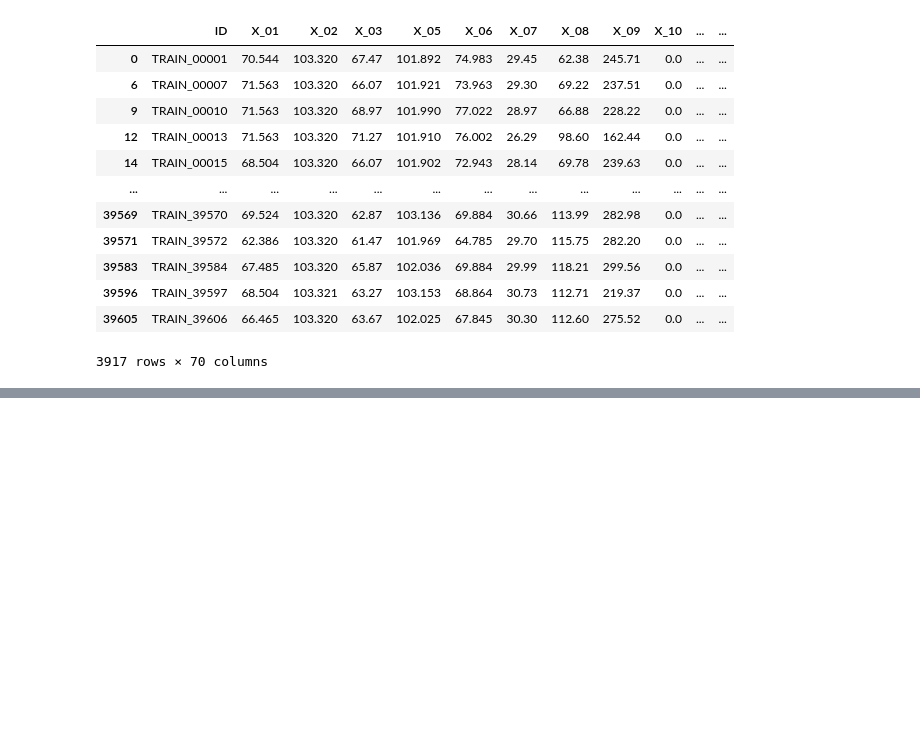
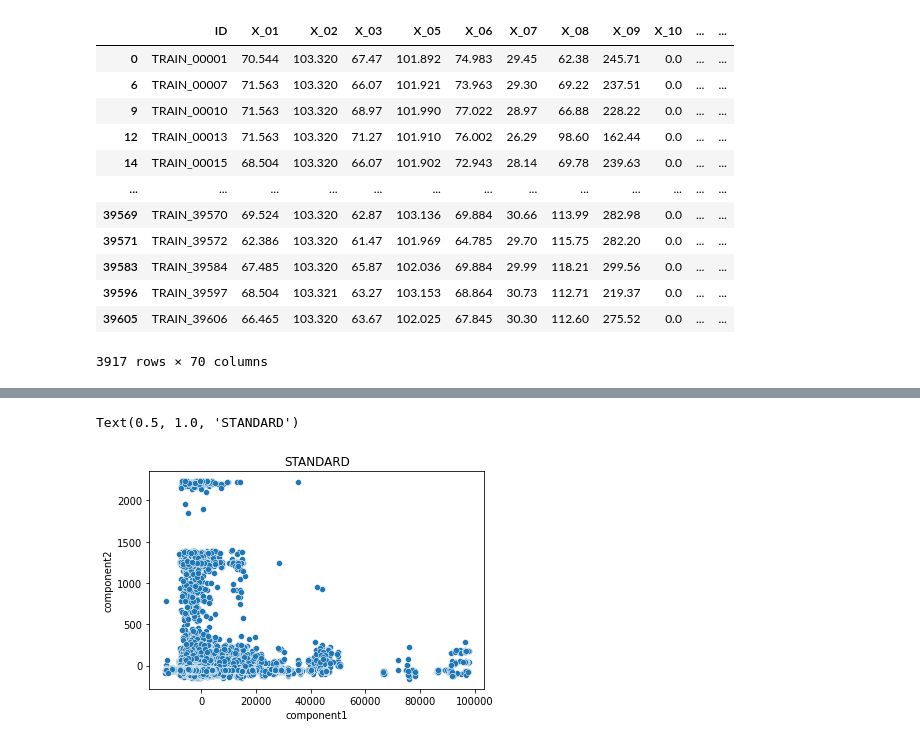
Before and after one commit to citizenofathens/Dacon, a Jupyter notebook: Radar/src/eda.ipynb, the cells around one changed output, grey strips where cells are left out. Drawn from its saved outputs; the diff is of its cells as text; code cells hidden in the pictures; blank space fills up the shorter version.

```diff
--- a/Radar/src/eda.ipynb
+++ b/Radar/src/eda.ipynb
@@ -464,0 +452,6 @@ y_train
+# %%
+standard_train
+x_standard = standard_train[x_col]
+y_standard = standard_train[y_col]
+# %%
+x_standard_pca = pca.transform(x_standard.values)
@@ -464,0 +475,4 @@ y_train
+# %%
+pca_cols =   ['component1','component2']
+x_outlier_pca_df.columns = pca_cols
+x_outlier_pca_df
@@ -464,0 +493,9 @@ y_train
+# %%
+x_standard_pca_df = pd.DataFrame(x_standard_pca)
+x_standard_pca_df.columns = pca_cols
+# %%
+sns.scatterplot(data=x_standard_pca_df,x='component1',y='component2')
+plt.title('STANDARD')
+# %% [output]
+Text(0.5, 1.0, 'STANDARD')
+[figure, added]
```
Also changed, not shown: parts of 41 cells of this notebook, 1 other file.
